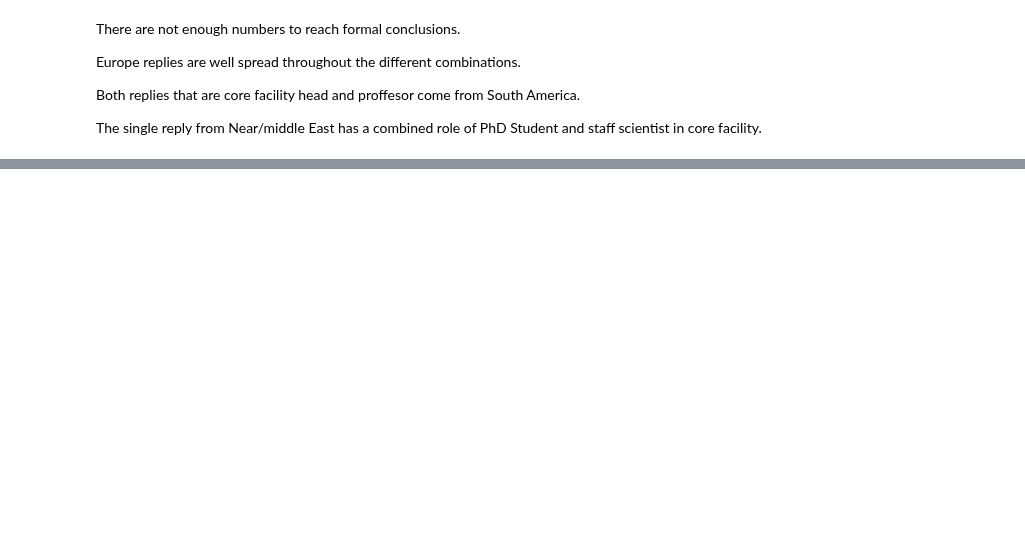
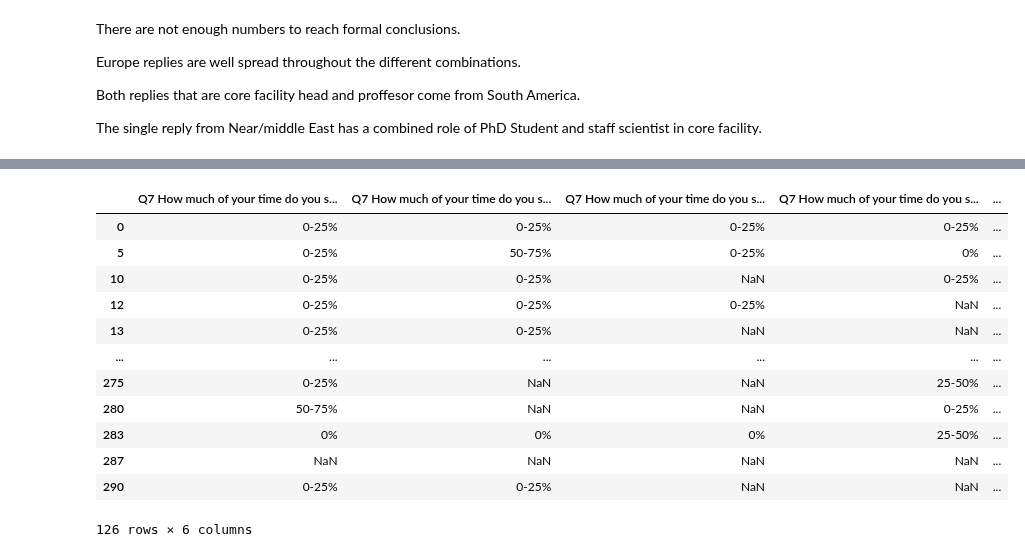
Before and after one commit to GloBIAS-BioimageAnalysts/Survey_2024, a Jupyter notebook: notebooks/multiple_position.ipynb, the cells around one changed output, grey strips where cells are left out. Cells and saved outputs as stored; diff of their text form; code cells hidden in the pictures; blank space fills up the shorter version.

```diff
--- a/notebooks/multiple_position.ipynb
+++ b/notebooks/multiple_position.ipynb
@@ -132,0 +150,24 @@ Are the differences between staff scientist researcher and staff scientist in co
+# %%
+selection = ["staff scientist in a core facility", "staff scientist researcher", "both"]
+question_7 = ["Q7 How much of your time do you spend on each of the following  [bioimage analysis instruction]",
+             "Q7 How much of your time do you spend on each of the following  [bioimage analysis service]",
+             "Q7 How much of your time do you spend on each of the following  [bioimage analysis infrastructure development and maintenance]",
+             "Q7 How much of your time do you spend on each of the following  [own bioimage analysis project]",
+             "Q7 How much of your time do you spend on each of the following  [bioimage analysis tool development not bound to a single service project]",
+             "Q7 How much of your time do you spend on each of the following  [management or administration]",]
+selected_df = df[df.staff_scientist_role.isin(selection)].copy()
+selected_df[question_7]
+# %% [output]
+|  | Q7 How much of your time do you s... | Q7 How much of your time do you s... | Q7 How much of your time do you s... | Q7 How much of your time do you s... | ... |
+| 0 | 0-25% | 0-25% | 0-25% | 0-25% | ... |
+| 5 | 0-25% | 50-75% | 0-25% | 0% | ... |
+| 10 | 0-25% | 0-25% | NaN | 0-25% | ... |
+| 12 | 0-25% | 0-25% | 0-25% | NaN | ... |
+| 13 | 0-25% | 0-25% | NaN | NaN | ... |
+| ... | ... | ... | ... | ... | ... |
+| 275 | 0-25% | NaN | NaN | 25-50% | ... |
+| 280 | 50-75% | NaN | NaN | 0-25% | ... |
+| 283 | 0% | 0% | 0% | 25-50% | ... |
+| 287 | NaN | NaN | NaN | NaN | ... |
+| 290 | 0-25% | 0-25% | NaN | NaN | ... |
+126 rows × 6 columns
```
Also changed, not shown: parts of 14 cells of this notebook.
